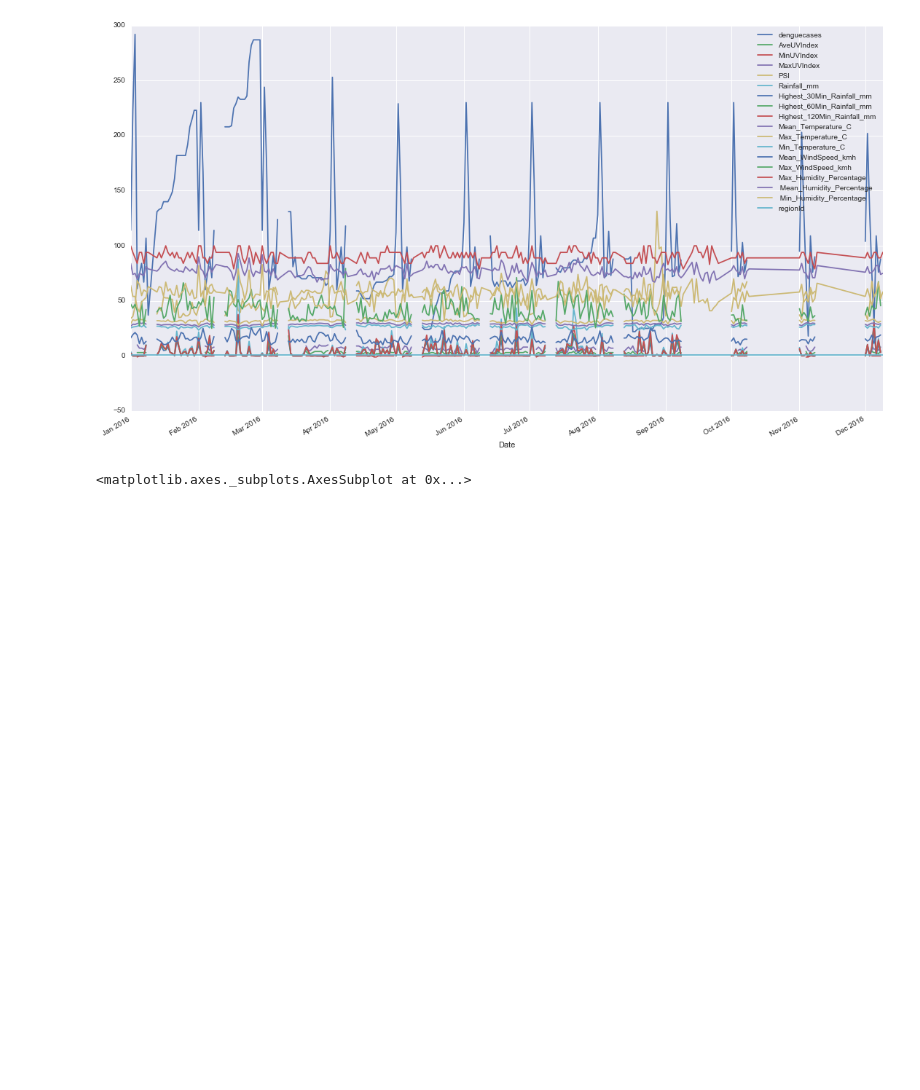
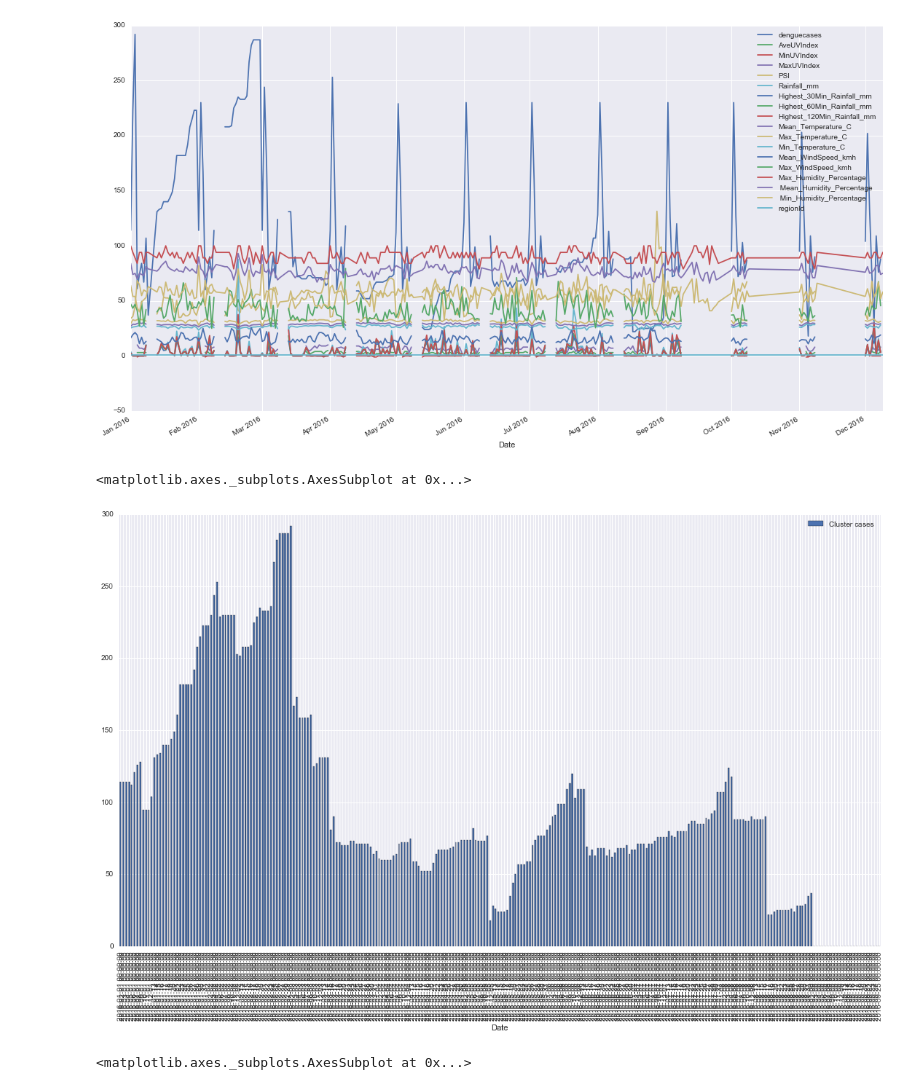
Before and after one commit to arynchoong/MTech-KE-DWBA, a Jupyter notebook: notebooks/DengueClustersReg1.ipynb, the cells around one changed output. Drawn from its saved outputs; the diff is of its cells as text; code cells hidden in the pictures; blank space fills up the shorter version.

```diff
--- a/notebooks/DengueClustersReg1.ipynb
+++ b/notebooks/DengueClustersReg1.ipynb
@@ -24,6 +24,15 @@ dfRegion1Daily.plot(subplots=True, figsize=(18.5, 10.5));
 dfRegion1Daily.plot(figsize=(18.5, 10.5));
 # %% [output]
 [figure]
+# %%
+#set plot size
+fig = plt.gcf()
+fig.set_size_inches(18.5, 10.5);
+#plot
+dfRegion1Daily['denguecases'].plot(label="Cluster cases", legend=True, kind='bar')
+# %% [output]
+<matplotlib.axes._subplots.AxesSubplot at 0x...>
+[figure, added]
 # %%
 #set plot size
 fig = plt.gcf()
```
Also changed, not shown: parts of 2 cells of this notebook, 4 other files.
